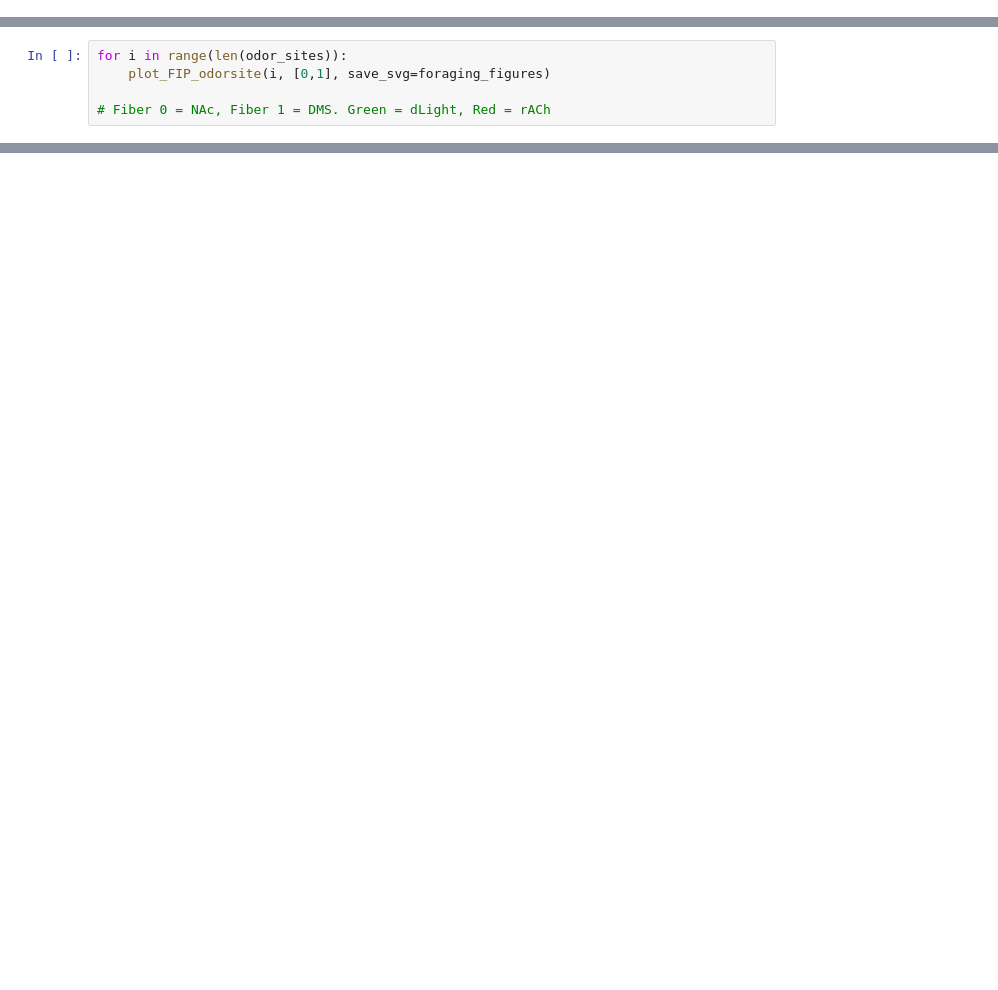
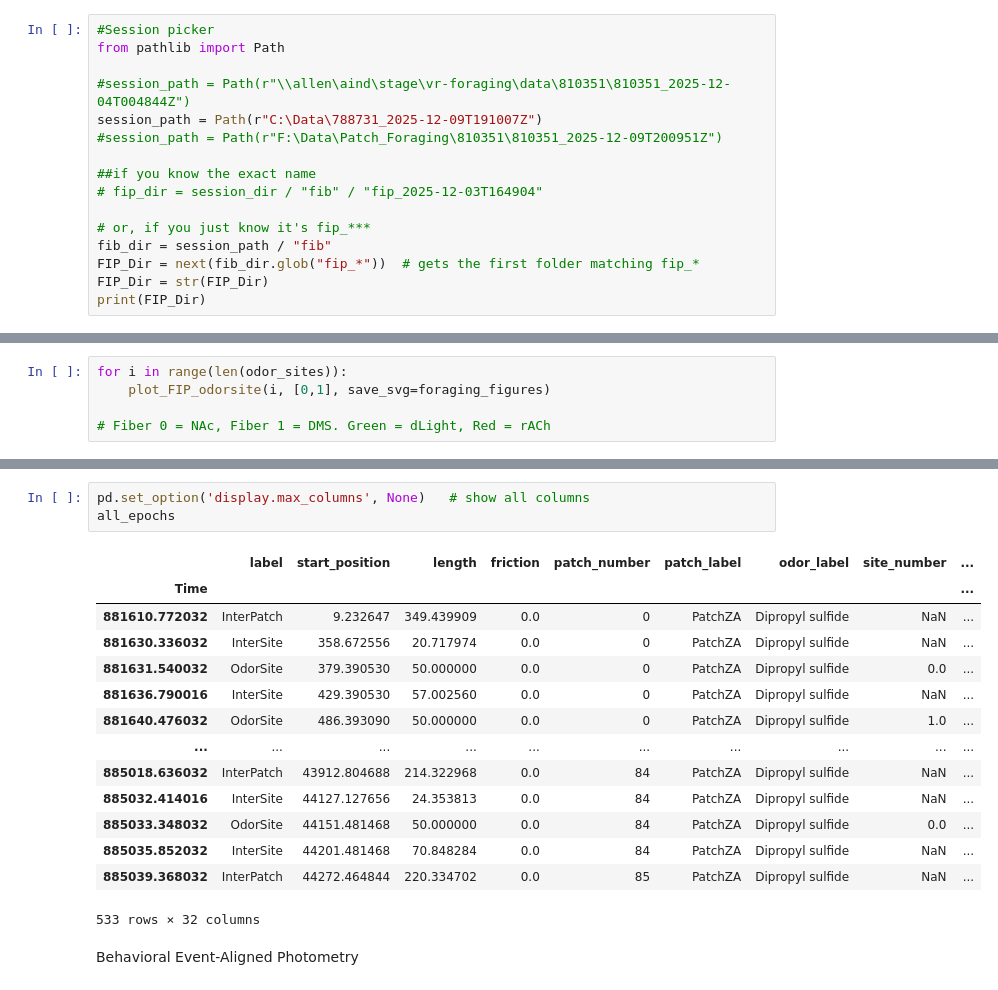
Before and after one commit to jasonyslee/Aind.Behavior.VrForaging.Analysis, a Jupyter notebook: notebooks/BehaviorAnalysis/General/evaluate_behavior_with_FIP_v3.ipynb, the cells around one changed output, grey strips where cells are left out. Drawn from its saved outputs; the diff is of its cells as text; blank space fills up the shorter version.

```diff
--- a/notebooks/BehaviorAnalysis/General/evaluate_behavior_with_FIP_v3.ipynb
+++ b/notebooks/BehaviorAnalysis/General/evaluate_behavior_with_FIP_v3.ipynb
@@ -89,0 +74,16 @@ foraging_figures = r'C:\Users\jason.lee\OneDrive - Allen Institute\Documents\pat
+# %%
+#Session picker
+from pathlib import Path
+
+#session_path = Path(r"\\allen\aind\stage\vr-foraging\data\810351\810351_2025-12-04T004844Z")
+session_path = Path(r"C:\Data\788731_2025-12-09T191007Z")
+#session_path = Path(r"F:\Data\Patch_Foraging\810351\810351_2025-12-09T200951Z")
+
+##if you know the exact name
+# fip_dir = session_dir / "fib" / "fip_2025-12-03T164904"
+
+# or, if you just know it's fip_***
+fib_dir = session_path / "fib"
+FIP_Dir = next(fib_dir.glob("fip_*"))  # gets the first folder matching fip_*
+FIP_Dir = str(FIP_Dir)
+print(FIP_Dir)
@@ -881,0 +984,20 @@ VBox(children=(HBox(children=(Button(description='◄', style=ButtonStyle()), Bu
+# %%
+pd.set_option('display.max_columns', None)   # show all columns
+all_epochs
+# %% [output]
+|  | label | start_position | length | friction | patch_number | patch_label | odor_label | site_number | ... |
+| Time |  |  |  |  |  |  |  |  | ... |
+| 881610.772032 | InterPatch | 9.232647 | 349.439909 | 0.0 | 0 | PatchZA | Dipropyl sulfide | NaN | ... |
+| 881630.336032 | InterSite | 358.672556 | 20.717974 | 0.0 | 0 | PatchZA | Dipropyl sulfide | NaN | ... |
+| 881631.540032 | OdorSite | 379.390530 | 50.000000 | 0.0 | 0 | PatchZA | Dipropyl sulfide | 0.0 | ... |
+| 881636.790016 | InterSite | 429.390530 | 57.002560 | 0.0 | 0 | PatchZA | Dipropyl sulfide | NaN | ... |
+| 881640.476032 | OdorSite | 486.393090 | 50.000000 | 0.0 | 0 | PatchZA | Dipropyl sulfide | 1.0 | ... |
+| ... | ... | ... | ... | ... | ... | ... | ... | ... | ... |
+| 885018.636032 | InterPatch | 43912.804688 | 214.322968 | 0.0 | 84 | PatchZA | Dipropyl sulfide | NaN | ... |
+| 885032.414016 | InterSite | 44127.127656 | 24.353813 | 0.0 | 84 | PatchZA | Dipropyl sulfide | NaN | ... |
+| 885033.348032 | OdorSite | 44151.481468 | 50.000000 | 0.0 | 84 | PatchZA | Dipropyl sulfide | 0.0 | ... |
+| 885035.852032 | InterSite | 44201.481468 | 70.848284 | 0.0 | 84 | PatchZA | Dipropyl sulfide | NaN | ... |
+| 885039.368032 | InterPatch | 44272.464844 | 220.334702 | 0.0 | 85 | PatchZA | Dipropyl sulfide | NaN | ... |
+533 rows × 32 columns
+# %% [markdown]
+Behavioral Event-Aligned Photometry
```
Also changed, not shown: parts of 26 cells of this notebook.
